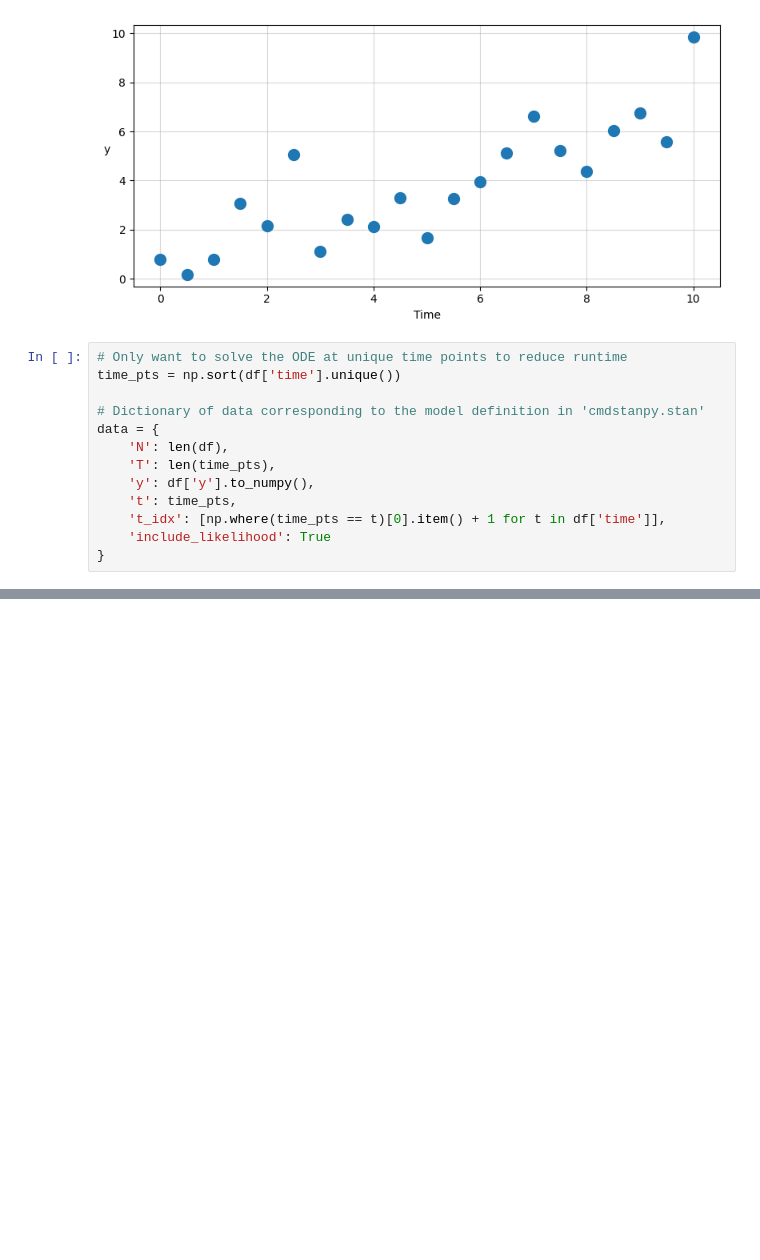
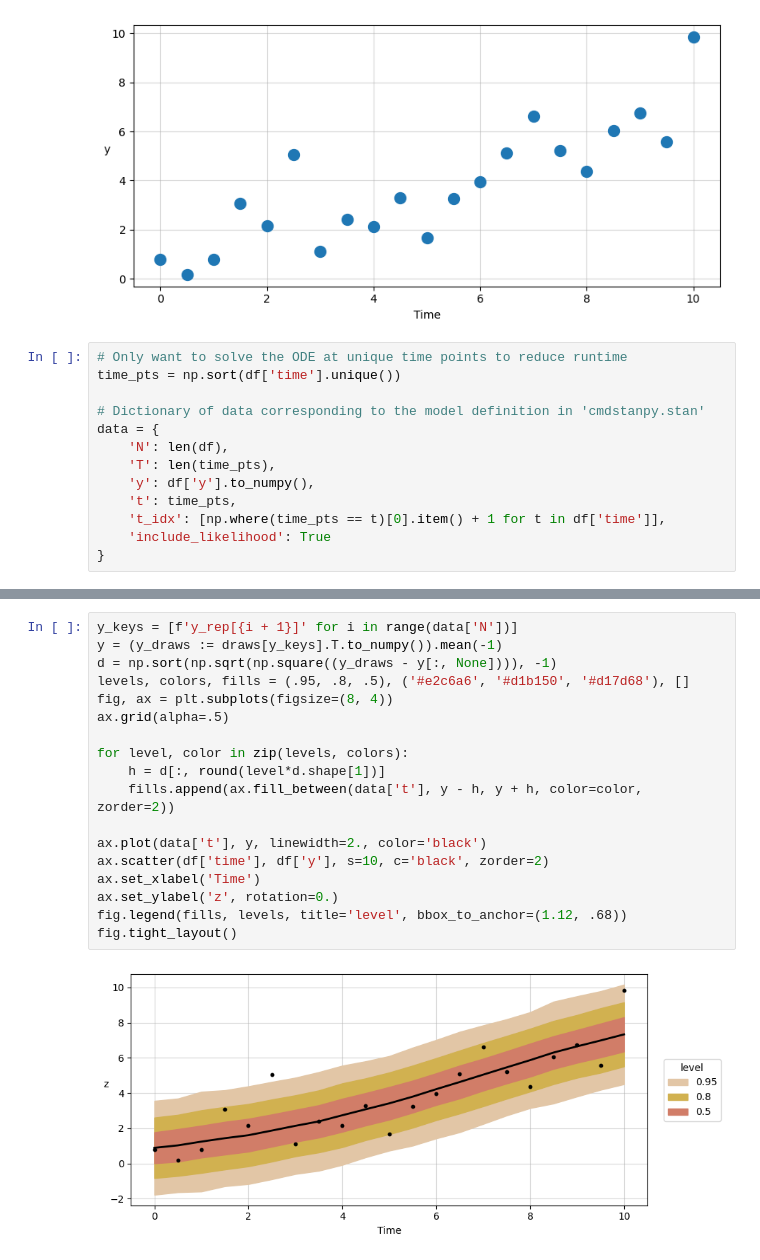
Before and after one commit to craigfouts/discourse, a Jupyter notebook: discourse/tutorials/cmdstanpy/sandbox.ipynb, the cells around one changed output, grey strips where cells are left out. Cells and saved outputs as stored; diff of their text form; blank space fills up the shorter version.

```diff
--- a/discourse/tutorials/cmdstanpy/sandbox.ipynb
+++ b/discourse/tutorials/cmdstanpy/sandbox.ipynb
@@ -100,3 +100,23 @@ ax.set_ylabel('z', rotation=0.)
 fig.tight_layout()
 # %% [output]
 [figure]
+# %%
+y_keys = [f'y_rep[{i + 1}]' for i in range(data['N'])]
+y = (y_draws := draws[y_keys].T.to_numpy()).mean(-1)
+d = np.sort(np.sqrt(np.square((y_draws - y[:, None]))), -1)
+levels, colors, fills = (.95, .8, .5), ('#e2c6a6', '#d1b150', '#d17d68'), []
+fig, ax = plt.subplots(figsize=(8, 4))
+ax.grid(alpha=.5)
+
+for level, color in zip(levels, colors):
+    h = d[:, round(level*d.shape[1])]
+    fills.append(ax.fill_between(data['t'], y - h, y + h, color=color, zorder=2))
+
+ax.plot(data['t'], y, linewidth=2., color='black')
+ax.scatter(df['time'], df['y'], s=10, c='black', zorder=2)
+ax.set_xlabel('Time')
+ax.set_ylabel('z', rotation=0.)
+fig.legend(fills, levels, title='level', bbox_to_anchor=(1.12, .68))
+fig.tight_layout()
+# %% [output]
+[figure, added]
```
Also changed, not shown: parts of 5 cells of this notebook, 7 other files.
